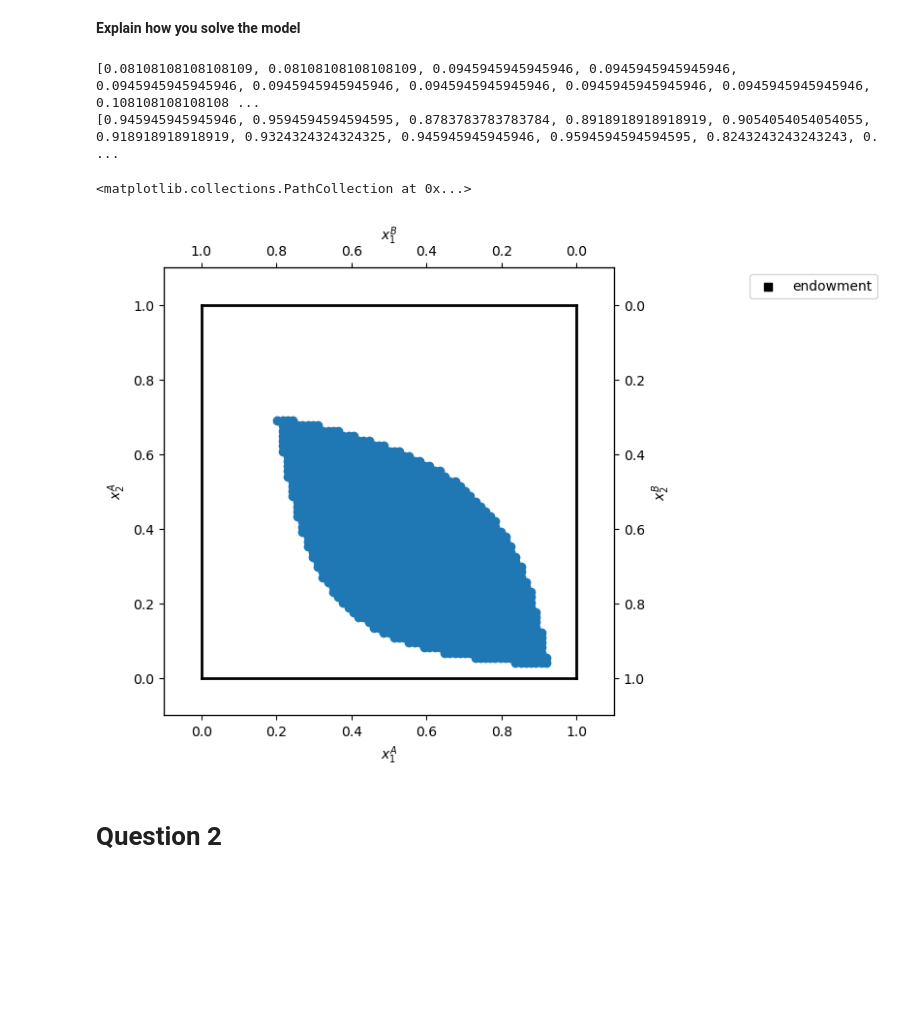
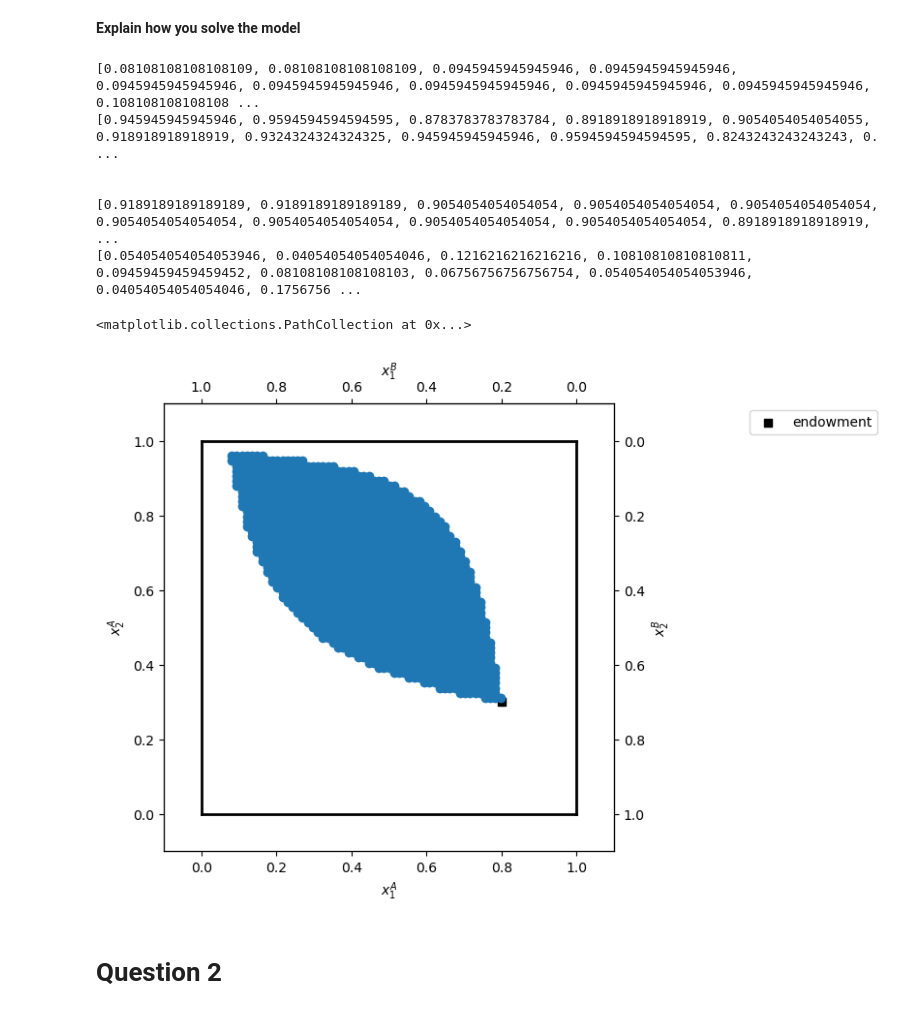
Before and after one commit to NumEconCopenhagen/projects-2024-miguel-og-chris, a Jupyter notebook: inauguralproject/inauguralproject.ipynb, the cells around one changed output. Cells and saved outputs as stored; diff of their text form; code cells hidden in the pictures; blank space fills up the shorter version.

Commit message:
Fix edgeworth

```diff
--- a/inauguralproject/inauguralproject.ipynb
+++ b/inauguralproject/inauguralproject.ipynb
@@ -53,16 +53,23 @@ uB_endowment = EEC.utility_B(EEC.par.w1B, EEC.par.w2B)
 
 x1A_edgeworth = []
 x2A_edgeworth = []
+x1B_edgeworth = []
+x2B_edgeworth = []
 
 for x1A in x1A_vec:
     for x2A in x2A_vec:
         if EEC.utility_A(x1A, x2A) >= uA_endowment and EEC.utility_B(1-x1A, 1-x2A) >= uB_endowment:
                 x1A_edgeworth.append(x1A)
                 x2A_edgeworth.append(x2A)
+                x1B_edgeworth.append(1-x1A)
+                x2B_edgeworth.append(1-x2A)
 
 
 print(x1A_edgeworth)
 print(x2A_edgeworth)
+print('\n')
+print(x1B_edgeworth)
+print(x2B_edgeworth)
 
 
 # Plotting
@@ -81,35 +88,39 @@ ax_A.set_xlabel("$x_1^A$")
 ax_A.set_ylabel("$x_2^A$")
 
 temp = ax_A.twinx()
 temp.set_ylabel("$x_2^B$")
 ax_B = temp.twiny()
 ax_B.set_xlabel("$x_1^B$")
 ax_B.invert_xaxis()
 ax_B.invert_yaxis()
 
 # A
 ax_A.scatter(par.w1A,par.w2A,marker='s',color='black',label='endowment')
 
 # limits
 ax_A.plot([0,w1bar],[0,0],lw=2,color='black')
 ax_A.plot([0,w1bar],[w2bar,w2bar],lw=2,color='black')
 ax_A.plot([0,0],[0,w2bar],lw=2,color='black')
 ax_A.plot([w1bar,w1bar],[0,w2bar],lw=2,color='black')
 
 ax_A.set_xlim([-0.1, w1bar + 0.1])
 ax_A.set_ylim([-0.1, w2bar + 0.1])
 ax_B.set_xlim([w1bar + 0.1, -0.1])
 ax_B.set_ylim([w2bar + 0.1, -0.1])
 
 ax_A.legend(frameon=True,loc='upper right',bbox_to_anchor=(1.6,1.0));
 
 
-plt.scatter(x1A_edgeworth, x2A_edgeworth)
+plt.scatter(x1B_edgeworth, x2B_edgeworth)
 # %% [output]
 [0.08108108108108109, 0.08108108108108109, 0.0945945945945946, 0.0945945945945946, 0.0945945945945946, 0.0945945945945946, 0.0945945945945946, 0.0945945945945946, 0.0945945945945946, 0.108108108108108 ...
 [0.945945945945946, 0.9594594594594595, 0.8783783783783784, 0.8918918918918919, 0.9054054054054055, 0.918918918918919, 0.9324324324324325, 0.945945945945946, 0.9594594594594595, 0.8243243243243243, 0. ...
+
+
+[0.9189189189189189, 0.9189189189189189, 0.9054054054054054, 0.9054054054054054, 0.9054054054054054, 0.9054054054054054, 0.9054054054054054, 0.9054054054054054, 0.9054054054054054, 0.8918918918918919, ...
+[0.054054054054053946, 0.04054054054054046, 0.1216216216216216, 0.10810810810810811, 0.09459459459459452, 0.08108108108108103, 0.06756756756756754, 0.054054054054053946, 0.04054054054054046, 0.1756756 ...
 <matplotlib.collections.PathCollection at 0x...>
-[figure, old version]
+[figure, new version]
 # %% [markdown]
 # Question 2
 # %% [markdown]
```
